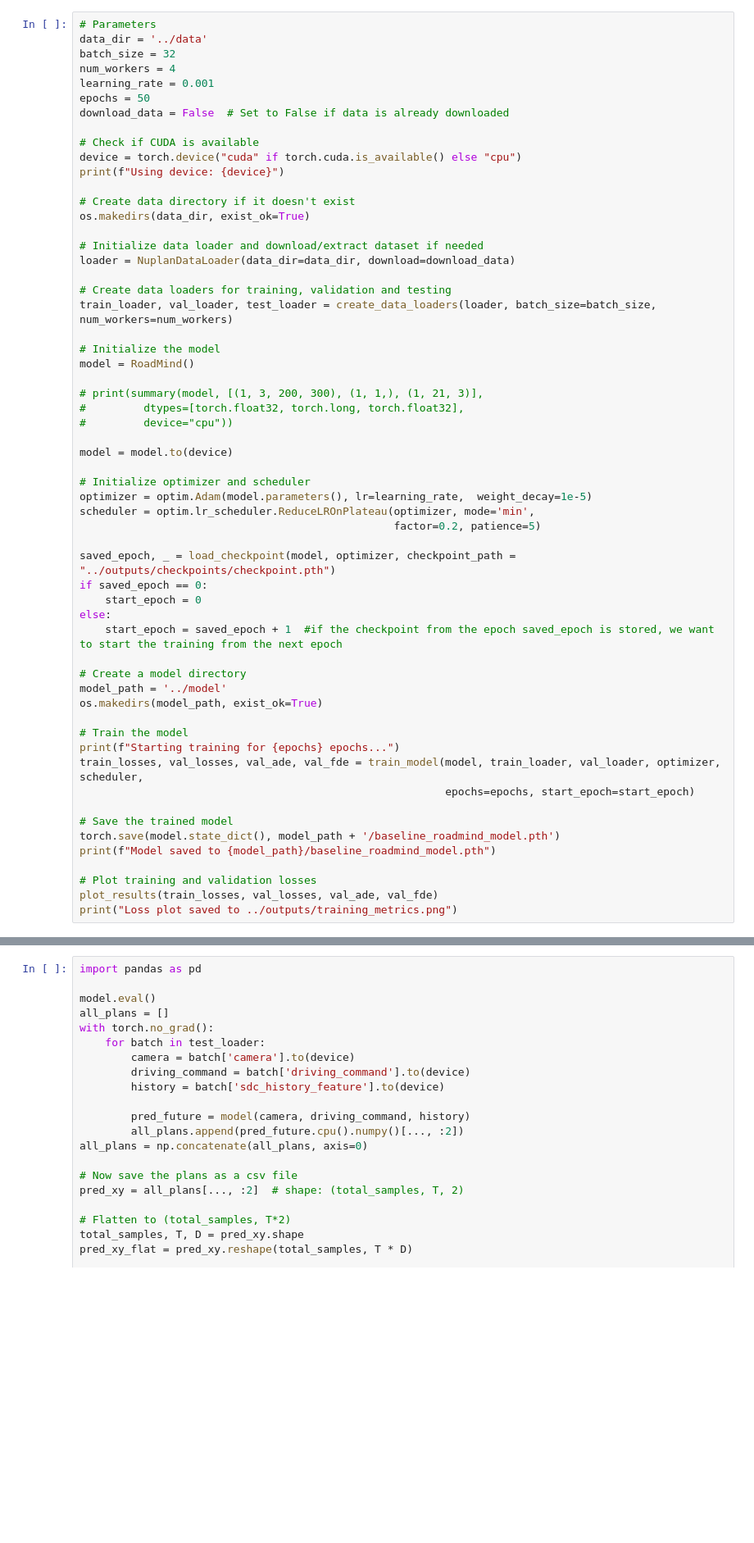
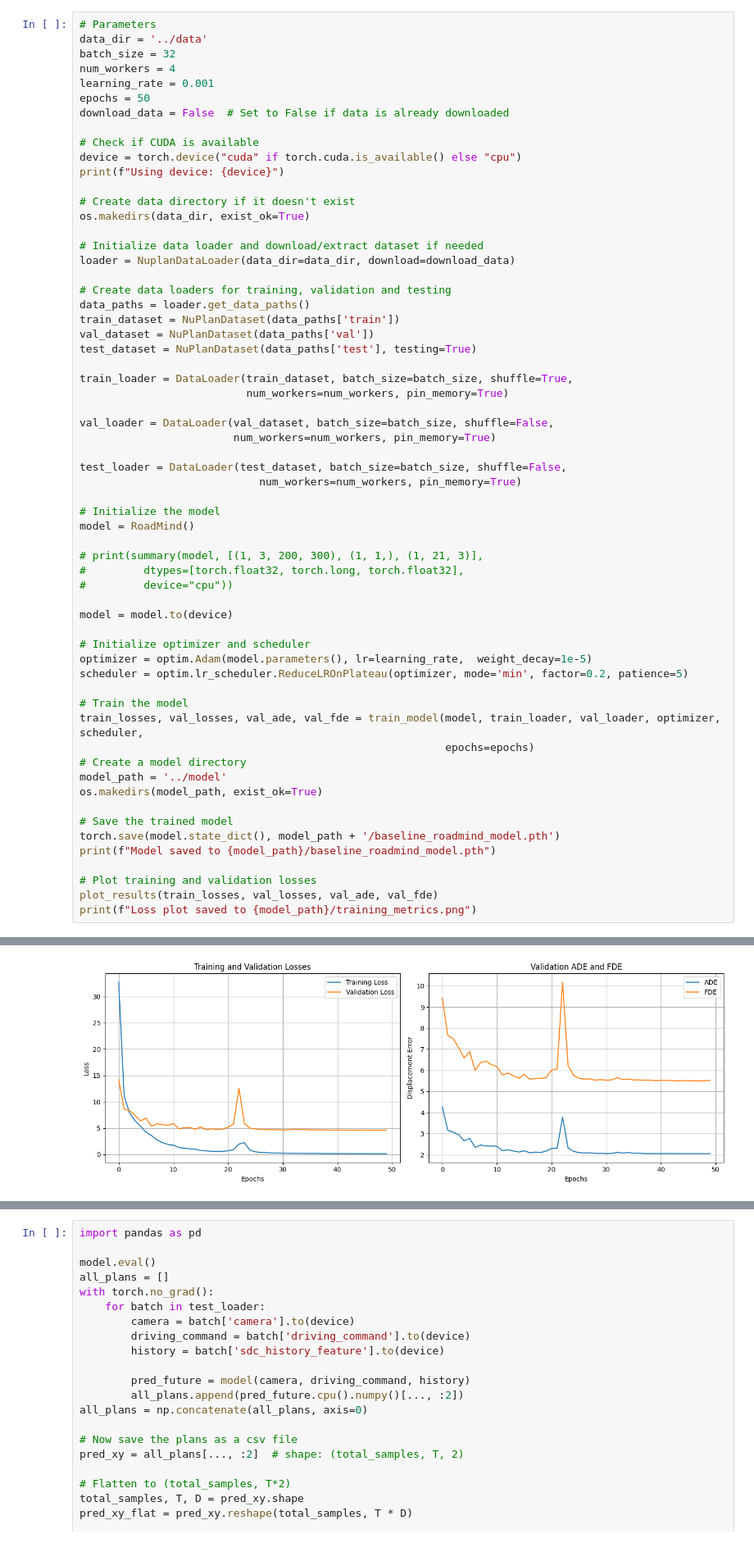
Before and after one commit to rayangdn/RoadMind, a Jupyter notebook: src/test.ipynb, the cells around one changed output, grey strips where cells are left out. Shown: that part at 82% size. Saved outputs shown, nothing was run; the diff lists cells and outputs as text; blank space fills up the shorter version.

```diff
--- a/src/test.ipynb
+++ b/src/test.ipynb
@@ -31,7 +32,19 @@ os.makedirs(data_dir, exist_ok=True)
 loader = NuplanDataLoader(data_dir=data_dir, download=download_data)
 
 # Create data loaders for training, validation and testing
-train_loader, val_loader, test_loader = create_data_loaders(loader, batch_size=batch_size, num_workers=num_workers)
+data_paths = loader.get_data_paths()
+train_dataset = NuPlanDataset(data_paths['train'])
+val_dataset = NuPlanDataset(data_paths['val'])
+test_dataset = NuPlanDataset(data_paths['test'], testing=True)
+
+train_loader = DataLoader(train_dataset, batch_size=batch_size, shuffle=True,
+                          num_workers=num_workers, pin_memory=True)
+
+val_loader = DataLoader(val_dataset, batch_size=batch_size, shuffle=False,
+                        num_workers=num_workers, pin_memory=True)
+
+test_loader = DataLoader(test_dataset, batch_size=batch_size, shuffle=False,
+                            num_workers=num_workers, pin_memory=True)
 
 # Initialize the model
 model = RoadMind()
@@ -44,23 +57,14 @@ model = model.to(device)
 
 # Initialize optimizer and scheduler
 optimizer = optim.Adam(model.parameters(), lr=learning_rate,  weight_decay=1e-5)
-scheduler = optim.lr_scheduler.ReduceLROnPlateau(optimizer, mode='min',
-                                                 factor=0.2, patience=5)
+scheduler = optim.lr_scheduler.ReduceLROnPlateau(optimizer, mode='min', factor=0.2, patience=5)
 
-saved_epoch, _ = load_checkpoint(model, optimizer, checkpoint_path = "../outputs/checkpoints/checkpoint.pth")
-if saved_epoch == 0:
-    start_epoch = 0
-else:
-    start_epoch = saved_epoch + 1  #if the checkpoint from the epoch saved_epoch is stored, we want to start the training from the next epoch
-
+# Train the model
+train_losses, val_losses, val_ade, val_fde = train_model(model, train_loader, val_loader, optimizer, scheduler,
+                                                         epochs=epochs)
 # Create a model directory
 model_path = '../model'
 os.makedirs(model_path, exist_ok=True)
-
-# Train the model
-print(f"Starting training for {epochs} epochs...")
-train_losses, val_losses, val_ade, val_fde = train_model(model, train_loader, val_loader, optimizer, scheduler,
-                                                         epochs=epochs, start_epoch=start_epoch)
 
 # Save the trained model
 torch.save(model.state_dict(), model_path + '/baseline_roadmind_model.pth')
@@ -68,6 +72,6 @@ print(f"Model saved to {model_path}/baseline_roadmind_model.pth")
 
 # Plot training and validation losses
 plot_results(train_losses, val_losses, val_ade, val_fde)
-print("Loss plot saved to ../outputs/training_metrics.png")
+print(f"Loss plot saved to {model_path}/training_metrics.png")
 # %% [output]
 Using device: cuda
@@ -89,0 +95 @@ Loss plot saved to ../outputs/training_metrics.png
+[figure, added]
```
Also changed, not shown: parts of 4 cells of this notebook, 6 other files.
